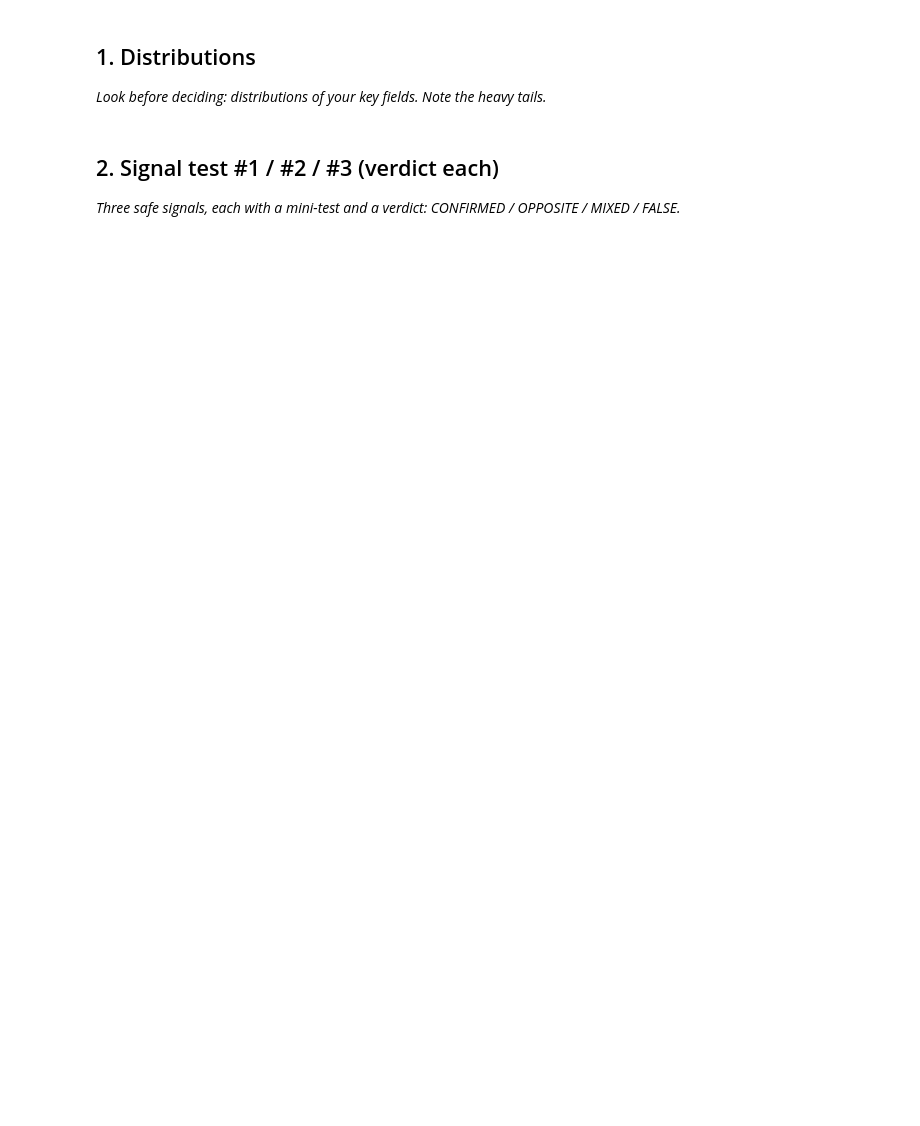
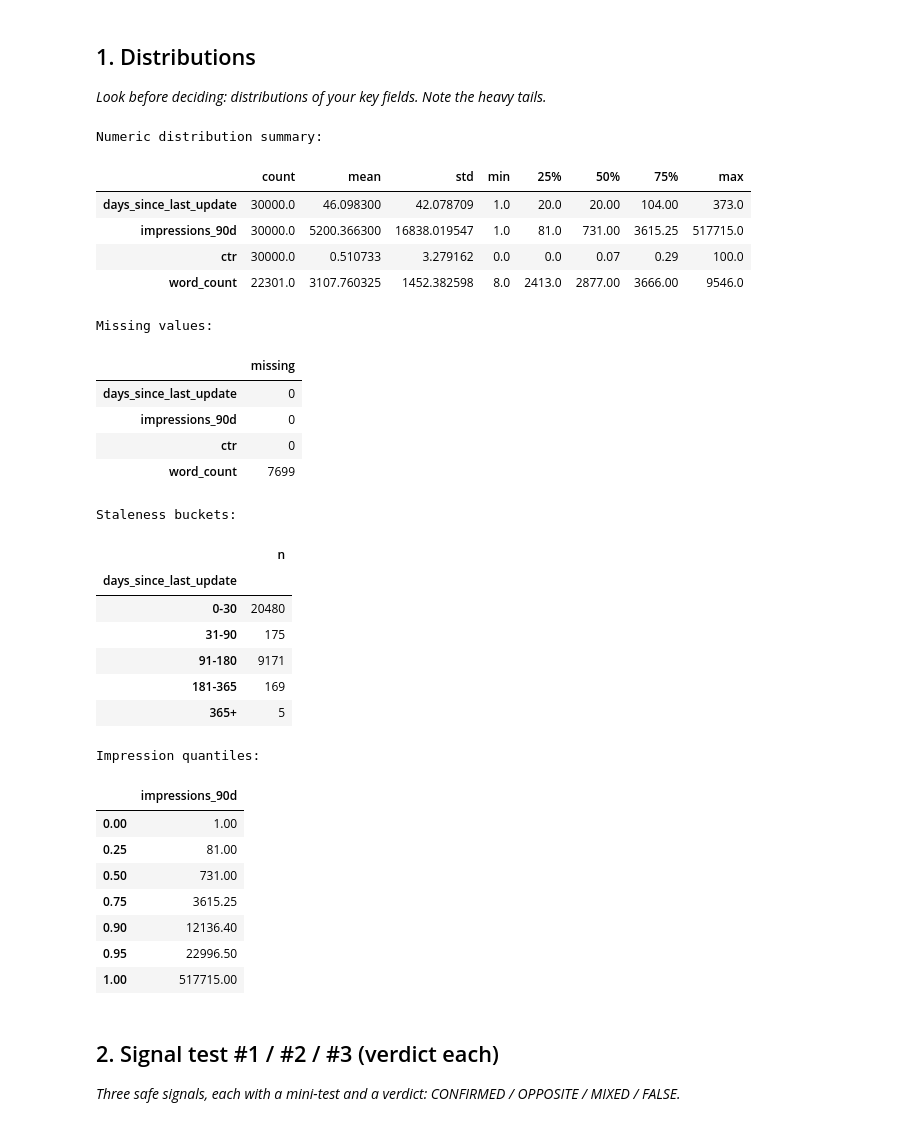
Before and after one commit to abbottabad123/flyrank-ml-track, a Jupyter notebook: work/notebooks/w04_signal_audit.ipynb, the cells around one changed output. Saved outputs shown, nothing was run; the diff lists cells and outputs as text; code cells hidden in the pictures; blank space fills up the shorter version.

```diff
--- a/work/notebooks/w04_signal_audit.ipynb
+++ b/work/notebooks/w04_signal_audit.ipynb
@@ -16,3 +13,79 @@ This skeleton is yours to fill. Work the sections **in order** — each one has
+# %%
+# Convert fields that should be numeric
+numeric_candidates = [
+    "days_since_last_update",
+    "impressions_90d",
+    "ctr",
+    "word_count"
+]
+
+for col in numeric_candidates:
+    if col in df.columns:
+        df[col] = pd.to_numeric(df[col], errors="coerce")
+
+# Basic numeric distributions
+available_numeric = [
+    c for c in numeric_candidates
+    if c in df.columns
+]
+
+print("Numeric distribution summary:")
+display(df[available_numeric].describe().T)
+
+# Missing-value check
+print("\nMissing values:")
+display(df[available_numeric].isna().sum().to_frame("missing"))
+
+# Staleness distribution
+if "days_since_last_update" in df.columns:
+    stale_summary = pd.cut(
+        df["days_since_last_update"],
+        bins=[-1, 30, 90, 180, 365, float("inf")],
+        labels=["0-30", "31-90", "91-180", "181-365", "365+"],
+        include_lowest=True
+    ).value_counts(sort=False)
+
+    print("\nStaleness buckets:")
+    display(stale_summary.to_frame("n"))
+
+# Impression distribution
+if "impressions_90d" in df.columns:
+    print("\nImpression quantiles:")
+    display(
+        df["impressions_90d"]
+        .quantile([0, .25, .50, .75, .90, .95, 1])
+        .to_frame("impressions_90d")
+    )
+# %% [output]
+Numeric distribution summary:
+|  | count | mean | std | min | 25% | 50% | 75% | max |
+| days_since_last_update | 30000.0 | 46.098300 | 42.078709 | 1.0 | 20.0 | 20.00 | 104.00 | 373.0 |
+| impressions_90d | 30000.0 | 5200.366300 | 16838.019547 | 1.0 | 81.0 | 731.00 | 3615.25 | 517715.0 |
+| ctr | 30000.0 | 0.510733 | 3.279162 | 0.0 | 0.0 | 0.07 | 0.29 | 100.0 |
+| word_count | 22301.0 | 3107.760325 | 1452.382598 | 8.0 | 2413.0 | 2877.00 | 3666.00 | 9546.0 |
+Missing values:
+|  | missing |
+| days_since_last_update | 0 |
+| impressions_90d | 0 |
+| ctr | 0 |
+| word_count | 7699 |
+Staleness buckets:
+|  | n |
+| days_since_last_update |  |
+| 0-30 | 20480 |
+| 31-90 | 175 |
+| 91-180 | 9171 |
+| 181-365 | 169 |
+| 365+ | 5 |
+Impression quantiles:
+|  | impressions_90d |
+| 0.00 | 1.00 |
+| 0.25 | 81.00 |
+| 0.50 | 731.00 |
+| 0.75 | 3615.25 |
+| 0.90 | 12136.40 |
+| 0.95 | 22996.50 |
+| 1.00 | 517715.00 |
 # %% [markdown]
 ## 2. Signal test #1 / #2 / #3 (verdict each)
 
```
Also changed, not shown: parts of 7 cells of this notebook.
